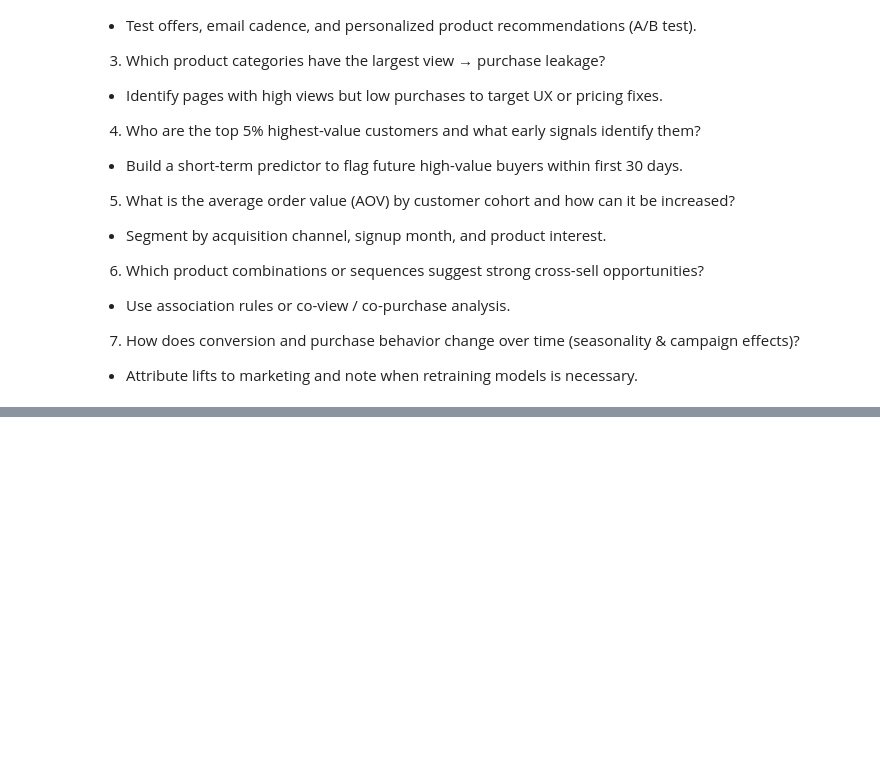
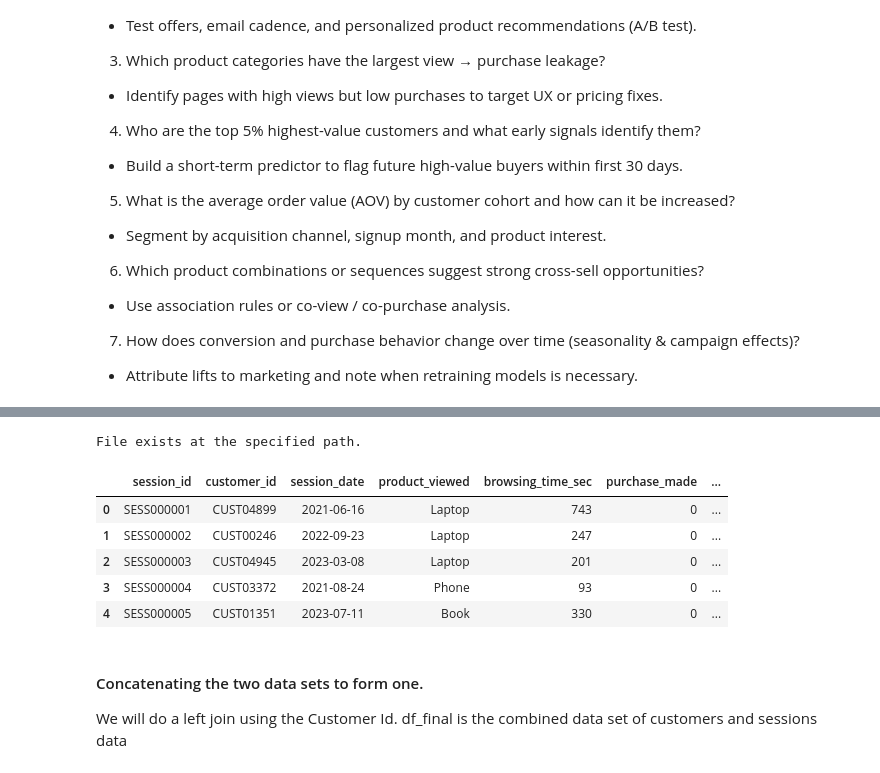
Before and after one commit to EfyaDufie2020/Analyzing-Customer-Behavior-for-E-commerce-Insights, a Jupyter notebook: E-commerce.ipynb, the cells around one changed output, grey strips where cells are left out. Drawn from its saved outputs; the diff is of its cells as text; code cells hidden in the pictures; blank space fills up the shorter version.

```diff
--- a/E-commerce.ipynb
+++ b/E-commerce.ipynb
@@ -133,0 +212,21 @@ Customers with long recency (no recent purchase) and low session frequency are m
+# %%
+
+# Path of customer csv file
+file_path = '../Analyzing-Customer-Behavior-for-E-commerce-Insights/Data/customers.csv'
+
+# Check if the file exists at the specified path
+if os.path.exists(file_path):
+    print("File exists at the specified path.")
+    try:
+        # Read the Excel file into a pandas DataFrame
+        df_customers = pd.read_csv(file_path)
+
+    except FileNotFoundError as e:
+        print(f"FileNotFoundError: {e}")
+    except Exception as e:
+        print(f"An error occurred: {e}")
+else:
+    print("File does not exist at the specified path.")
+
+# Display the DataFrame
+df_customers.head()
@@ -133,0 +241,31 @@ Customers with long recency (no recent purchase) and low session frequency are m
+# %%
+# Path of session csv file
+file_path = '../Analyzing-Customer-Behavior-for-E-commerce-Insights/Data/sessions.csv'
+
+# Check if the file exists at the specified path
+if os.path.exists(file_path):
+    print("File exists at the specified path.")
+    try:
+        # Read the Excel file into a pandas DataFrame
+        df_sessions = pd.read_csv(file_path)
+
+    except FileNotFoundError as e:
+        print(f"FileNotFoundError: {e}")
+    except Exception as e:
+        print(f"An error occurred: {e}")
+else:
+    print("File does not exist at the specified path.")
+
+# Display the DataFrame
+df_sessions.head()
+# %% [output]
+File exists at the specified path.
+|  | session_id | customer_id | session_date | product_viewed | browsing_time_sec | purchase_made | ... |
+| 0 | SESS000001 | CUST04899 | 2021-06-16 | Laptop | 743 | 0 | ... |
+| 1 | SESS000002 | CUST00246 | 2022-09-23 | Laptop | 247 | 0 | ... |
+| 2 | SESS000003 | CUST04945 | 2023-03-08 | Laptop | 201 | 0 | ... |
+| 3 | SESS000004 | CUST03372 | 2021-08-24 | Phone | 93 | 0 | ... |
+| 4 | SESS000005 | CUST01351 | 2023-07-11 | Book | 330 | 0 | ... |
+# %% [markdown]
+#### Concatenating the two data sets to form one.
+We will do a left join using the Customer Id. df_final is the combined data set of customers and sessions data
```
Also changed, not shown: parts of 14 cells of this notebook, 2 other files.
